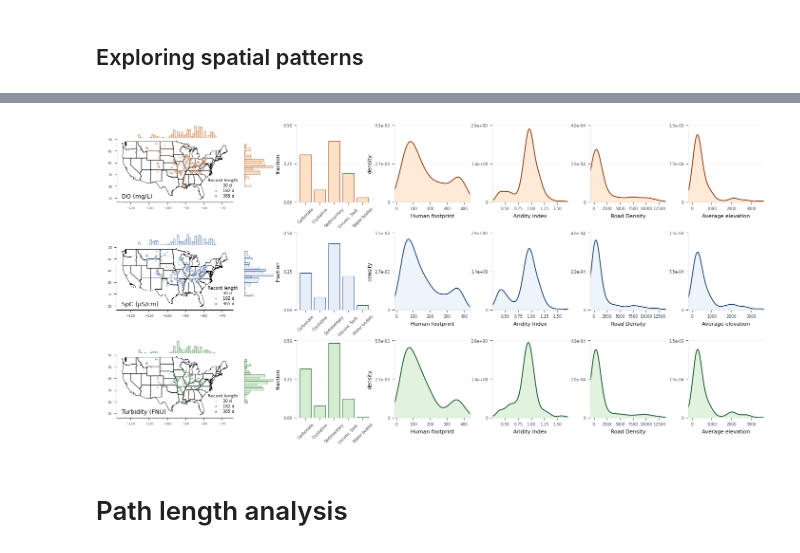
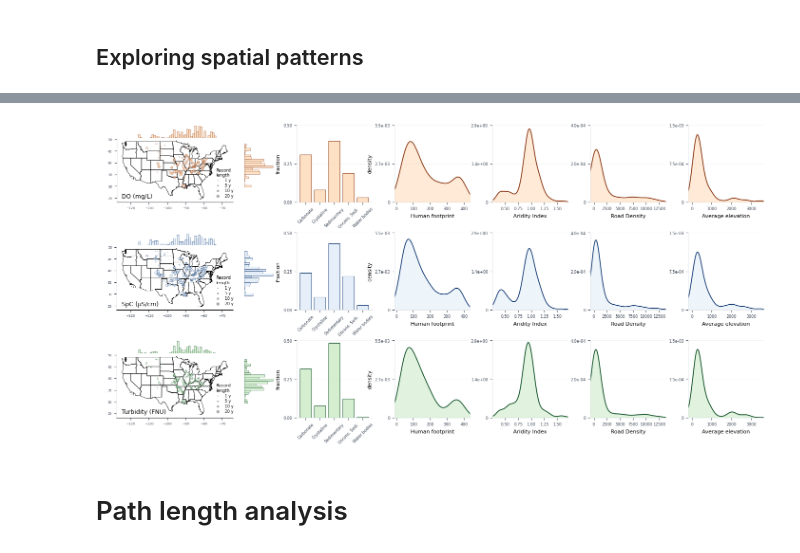
Before and after one commit to jtkemper/stream-analysis, a Jupyter notebook: spatial_pattern_basinatlas.ipynb, the cells around one changed output, grey strips where cells are left out. Saved outputs shown, nothing was run; the diff lists cells and outputs as text; code cells hidden in the pictures.

```diff
--- a/spatial_pattern_basinatlas.ipynb
+++ b/spatial_pattern_basinatlas.ipynb
@@ -190,5 +167,15 @@ md_gdf.head(2)
 # %%
-# Anxillary files
+# Anxillary files and info
+US_shp = gpd.read_file(USSF_filepath)
+
+# Colour pallette
+MAP_COLOR = '#2563EB'
+HIST_COLOR = '#80cdc1'
+HIST_EDGE = '#018571'
+BG_COLOR = '#FFFFFF'
+GRID_COLOR = '#E5E7EB'
+
+# setting properties
 shared_ylims = {
     'lit_cl_smj_remap': 0.5,
     'hft_ix_s09': 0.0055,
@@ -242,7 +229,7 @@ for j, (param_col, param_label) in enumerate(params.items()):
     US_shp.plot(ax=ax_map, facecolor='none', edgecolor='black', linewidth=0.5)
     md_gdf_filt.plot(ax=ax_map,
                      color=fill_color,
-                     markersize=md_gdf_filt['longest_hr'] / 1000,
+                     markersize=md_gdf_filt['actual_hr'] / 10000,
                      alpha=0.6,
                      edgecolor=edge_color,
                      linewidth=0.3)
@@ -252,21 +239,23 @@ for j, (param_col, param_label) in enumerate(params.items()):
     ax_map.text(-125, 25, param_label, fontsize=9)
 
     # Bubble size legend (only on first row)
+    legend_handles = []
     if j == 0:
-        legend_values = [720, 4380, 8760]  # 30 days, 6 months, 1 year
-        legend_handles = [
-        ax_map.scatter([], [], s=val / 1000, color='gray',
-                       edgecolor='#333', linewidth=0.3, alpha=0.6,
-                       label=f'{val / 24:.0f} d')
-        for val in legend_values
-    ]
+        legend_values = [8766, 43830, 87656, 175320]  # 1 year, 5 years, 10 year
+
+    for val in legend_values:
+        handle = ax_map.scatter([], [], s=val / 10000, color='gray',
+                                edgecolor='#333', linewidth=0.3, alpha=0.6,
+                                label=f'{val / 24 / 365:.0f} y')
+        legend_handles.append(handle)
+
     ax_map.legend(
         handles=legend_handles,
-        title='Record length',
+        title='Record\nlength',
         fontsize=6,
         title_fontsize=6.5,
         loc='lower left',
-        bbox_to_anchor=(0.75, 0),
+        bbox_to_anchor=(0.80, 0),
         frameon=False,
         labelspacing=0.25,
         borderpad=0.5,
@@ -276,8 +265,6 @@ for j, (param_col, param_label) in enumerate(params.items()):
     lons = md_gdf_filt.geometry.x
     lats = md_gdf_filt.geometry.y
     ax_top.hist(lons, bins=40, color=fill_color, edgecolor=edge_color, linewidth=0.4, alpha=0.8)
-    #ax_top.set_title(f'Stations with ≥1 meas. of {param_label}',
-    #                 fontsize=10, fontweight='bold', pad=6)
     ax_top.tick_params(labelbottom=False, labelleft=False, left=False, bottom=False)
     ax_top.spines[['top', 'right', 'left', 'bottom']].set_visible(False)
 
@@ -309,34 +296,34 @@ for j, (param_col, param_label) in enumerate(params.items()):
         ax_bar.set_axisbelow(True)
         ax_bar.tick_params(axis='x', rotation=45)
 
     # --- Histograms (remaining slots) ---
     hist_positions = [(j, 3), (j, 4), (j, 5), (j, 6)]
     for i, var in enumerate(vars_cont):
         row, col = hist_positions[i]
         a = fig.add_subplot(gs[row, col])
         data = md_gdf_filt[var].dropna()
         kde = gaussian_kde(data)
         x_range = np.linspace(shared_xlims[var][0], shared_xlims[var][1], 300)
         a.fill_between(x_range, kde(x_range), color=fill_color, alpha=0.6)
         a.plot(x_range, kde(x_range), color=edge_color, linewidth=1.2)
         a.set_xlim(shared_xlims[var])
         a.set_xlabel(param_pretty[var], fontsize=8)
         a.set_facecolor(BG_COLOR)
         a.spines[['top', 'right']].set_visible(False)
         a.spines[['left', 'bottom']].set_color(GRID_COLOR)
         a.tick_params(colors='#374151', labelsize=6)
         a.yaxis.grid(True, color=GRID_COLOR, linewidth=0.5, alpha=0.7)
         a.set_axisbelow(True)
         if i == 0:
             a.set_ylabel('density', fontsize=8)
 
         a.set_ylim(0, shared_ylims[var])
         a.set_yticks([0, shared_ylims[var]/2, shared_ylims[var]])
         a.set_yticklabels(['0', f'{shared_ylims[var]/2:.1e}', f'{shared_ylims[var]:.1e}'], fontsize=6)
 
 plt.savefig(f'../OUTPUT/spatial_patterns/parameter_spatial_distributions.png', dpi=600, bbox_inches='tight')
 # %% [output]
-[figure, old version]
+[figure, new version]
 # %% [markdown]
 # Path length analysis
 # %%
```
Also changed, not shown: parts of 7 cells of this notebook, 1 other file.
